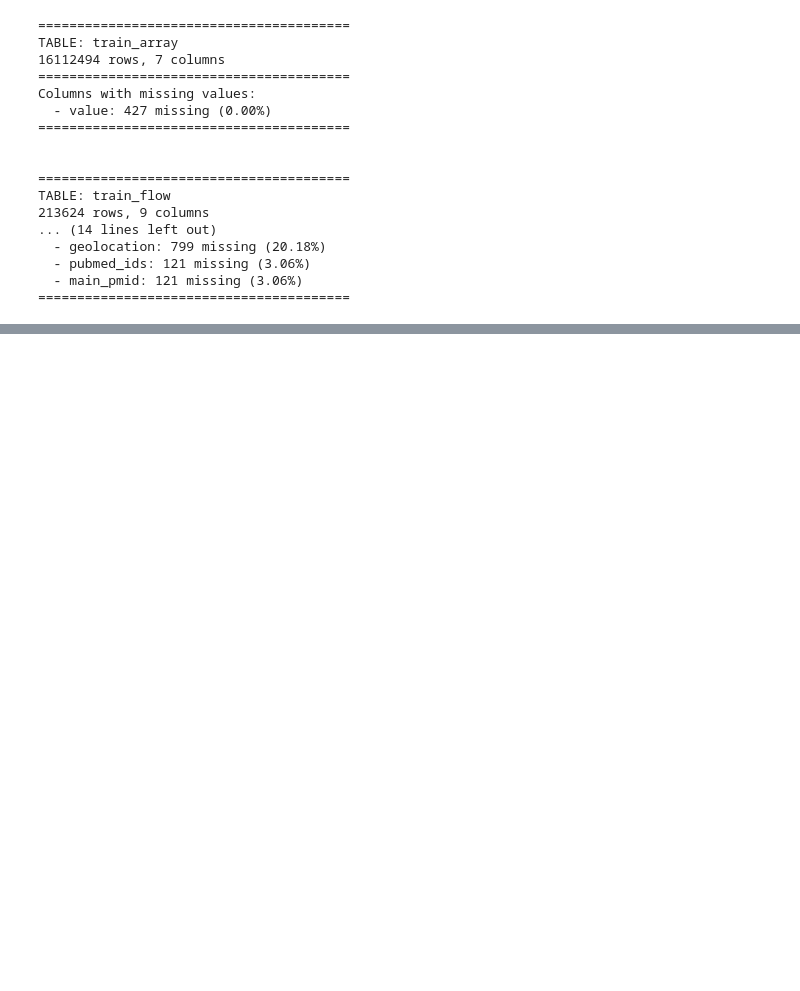
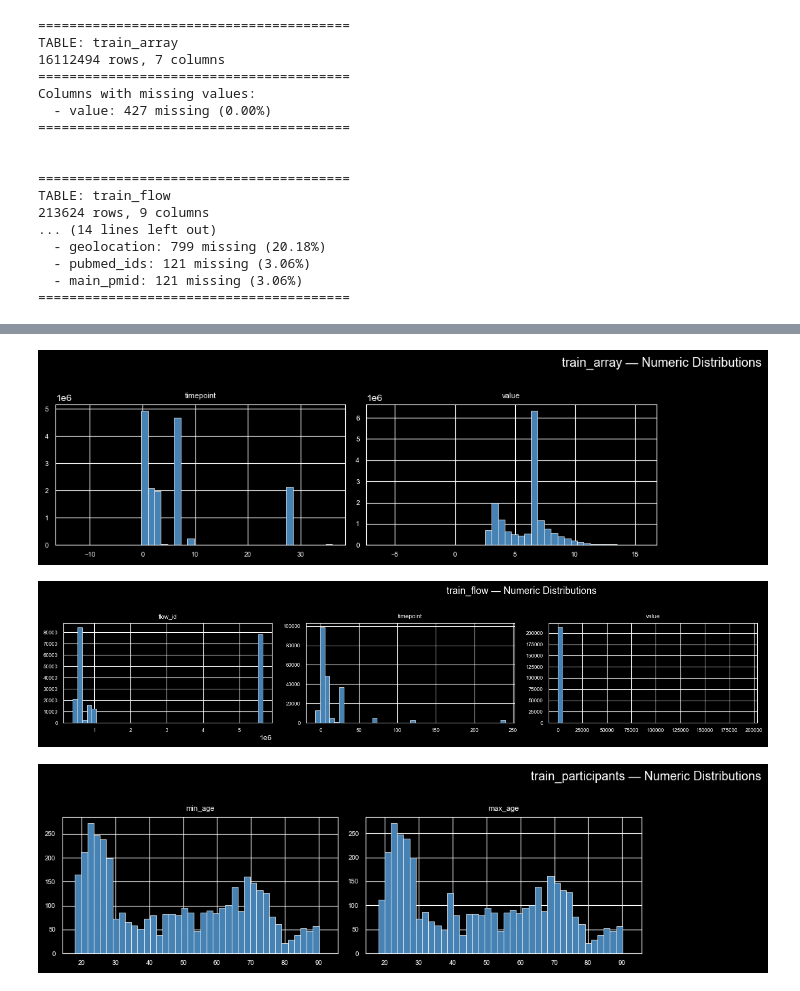
Before and after one commit to DirtyChay/cmi-flu-prediction-challenge, a Jupyter notebook: EDA.ipynb, the cells around one changed output, grey strips where cells are left out. Cells and saved outputs as stored; diff of their text form; code cells hidden in the pictures; blank space fills up the shorter version.

```diff
--- a/EDA.ipynb
+++ b/EDA.ipynb
@@ -175,0 +235,37 @@ min_age  3960.0  47.443182  21.420749  18.0  26.0  46.0  67.0  92.0
+# %%
+# ============================================================
+# SECTION 6: Distributions of Numeric Columns
+# ============================================================
+# Histograms for every numeric column. This is key for spotting:
+#   - Skewed distributions (common in biological assay data)
+#   - Bimodal distributions (could indicate subgroups)
+#   - Values that seem unrealistically extreme (data quality issues)
+
+for name, df in tables.items():
+    numeric_cols = df.select_dtypes(include='number').columns.tolist()
+    if not numeric_cols:
+        continue
+
+    n_cols = 4
+    n_rows = -(-len(numeric_cols) // n_cols)  # ceiling division trick
+
+    fig, axes = plt.subplots(n_rows, n_cols, figsize=(18, n_rows * 3))
+    axes = axes.flatten()
+
+    for i, col in enumerate(numeric_cols):
+        axes[i].hist(df[col].dropna(), bins=40, color='steelblue', edgecolor='white', linewidth=0.5)
+        axes[i].set_title(col, fontsize=8)
+        axes[i].set_xlabel('')
+        axes[i].tick_params(labelsize=7)
+
+    # Hide any unused subplot panels
+    for j in range(i + 1, len(axes)):
+        axes[j].set_visible(False)
+
+    fig.suptitle(f"{name} — Numeric Distributions", fontsize=13, y=1.01)
+    plt.tight_layout()
+    plt.show()
+# %% [output]
+[figure, added]
+[figure, added]
+[figure, added]
```
Also changed, not shown: parts of 16 cells of this notebook, 3 other files.
